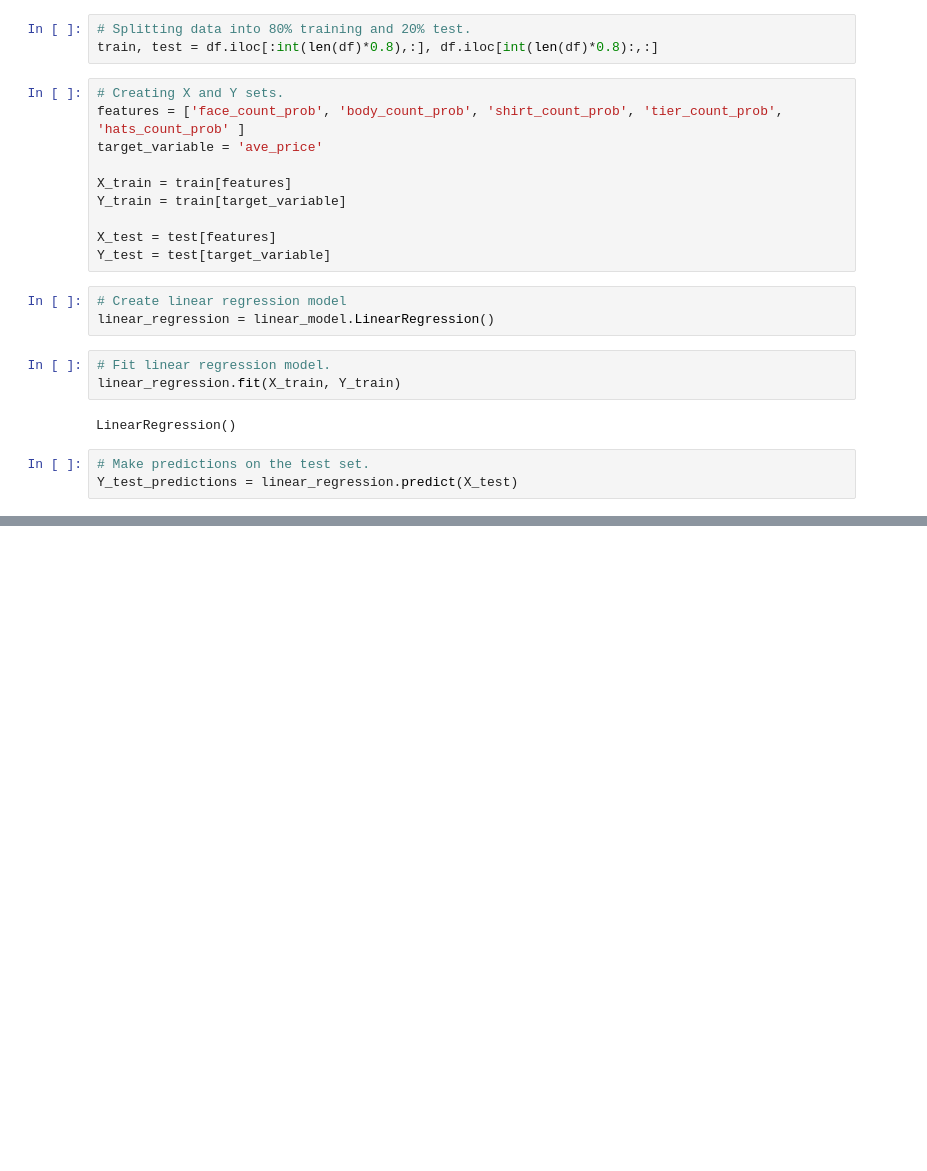
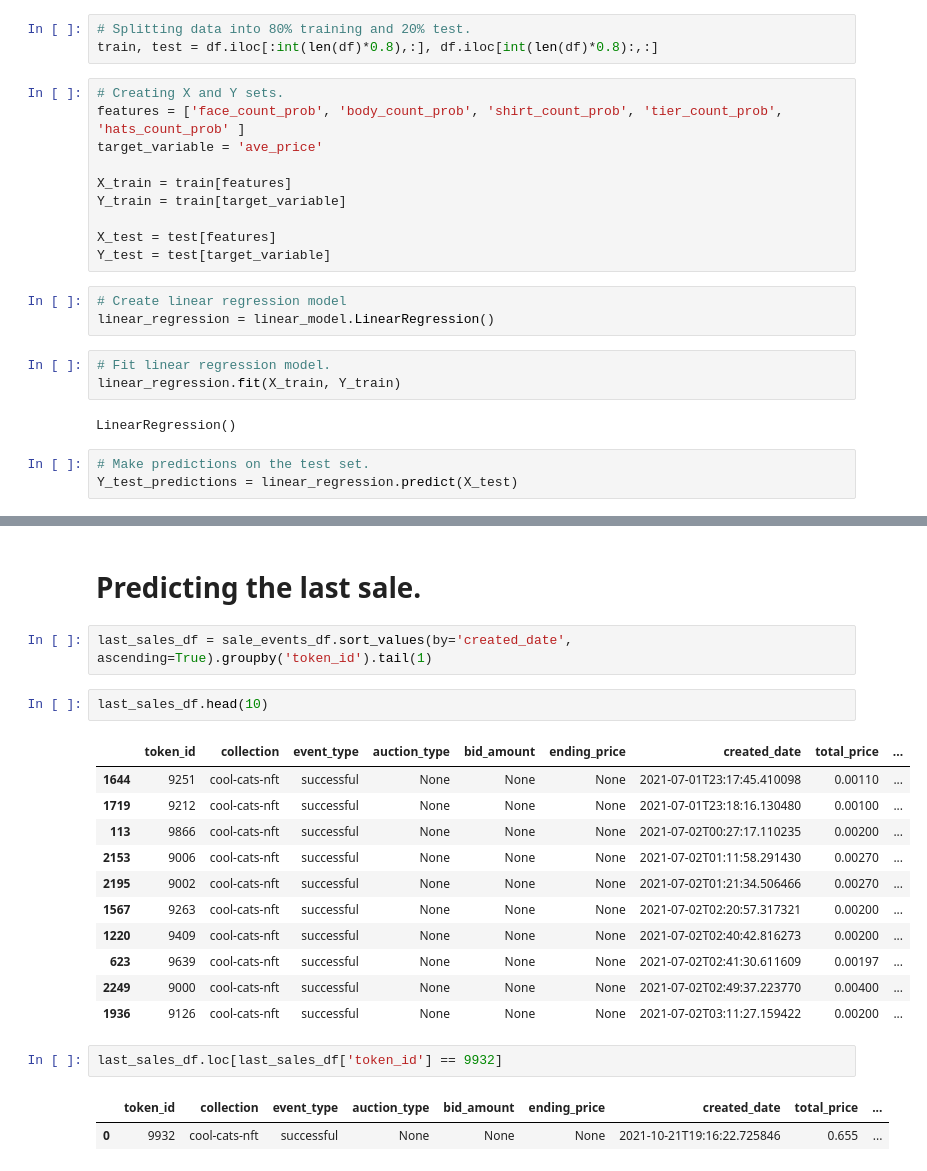
Before and after one commit to rgoding2004/W207-Project, a Jupyter notebook: NFT.ipynb, the cells around one changed output, grey strips where cells are left out. Cells and saved outputs as stored; diff of their text form; blank space fills up the shorter version.

```diff
--- a/NFT.ipynb
+++ b/NFT.ipynb
@@ -304,0 +305,23 @@ R2 score: -0.56
+# %% [markdown]
+# Predicting the last sale.
+# %%
+last_sales_df = sale_events_df.sort_values(by='created_date', ascending=True).groupby('token_id').tail(1)
+# %%
+last_sales_df.head(10)
+# %% [output]
+|  | token_id | collection | event_type | auction_type | bid_amount | ending_price | created_date | total_price | ... |
+| 1644 | 9251 | cool-cats-nft | successful | None | None | None | 2021-07-01T23:17:45.410098 | 0.00110 | ... |
+| 1719 | 9212 | cool-cats-nft | successful | None | None | None | 2021-07-01T23:18:16.130480 | 0.00100 | ... |
+| 113 | 9866 | cool-cats-nft | successful | None | None | None | 2021-07-02T00:27:17.110235 | 0.00200 | ... |
+| 2153 | 9006 | cool-cats-nft | successful | None | None | None | 2021-07-02T01:11:58.291430 | 0.00270 | ... |
+| 2195 | 9002 | cool-cats-nft | successful | None | None | None | 2021-07-02T01:21:34.506466 | 0.00270 | ... |
+| 1567 | 9263 | cool-cats-nft | successful | None | None | None | 2021-07-02T02:20:57.317321 | 0.00200 | ... |
+| 1220 | 9409 | cool-cats-nft | successful | None | None | None | 2021-07-02T02:40:42.816273 | 0.00200 | ... |
+| 623 | 9639 | cool-cats-nft | successful | None | None | None | 2021-07-02T02:41:30.611609 | 0.00197 | ... |
+| 2249 | 9000 | cool-cats-nft | successful | None | None | None | 2021-07-02T02:49:37.223770 | 0.00400 | ... |
+| 1936 | 9126 | cool-cats-nft | successful | None | None | None | 2021-07-02T03:11:27.159422 | 0.00200 | ... |
+# %%
+last_sales_df.loc[last_sales_df['token_id'] == 9932]
+# %% [output]
+|  | token_id | collection | event_type | auction_type | bid_amount | ending_price | created_date | total_price | ... |
+| 0 | 9932 | cool-cats-nft | successful | None | None | None | 2021-10-21T19:16:22.725846 | 0.655 | ... |
```
Also changed, not shown: parts of 46 cells of this notebook.
